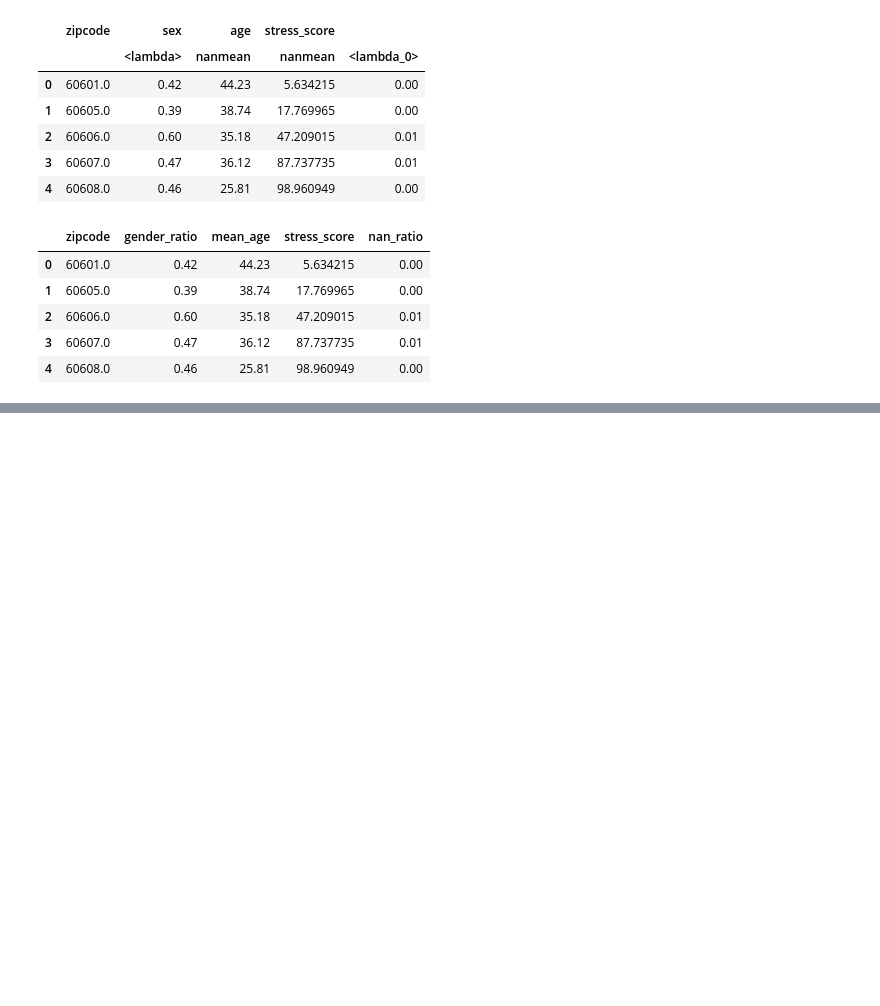
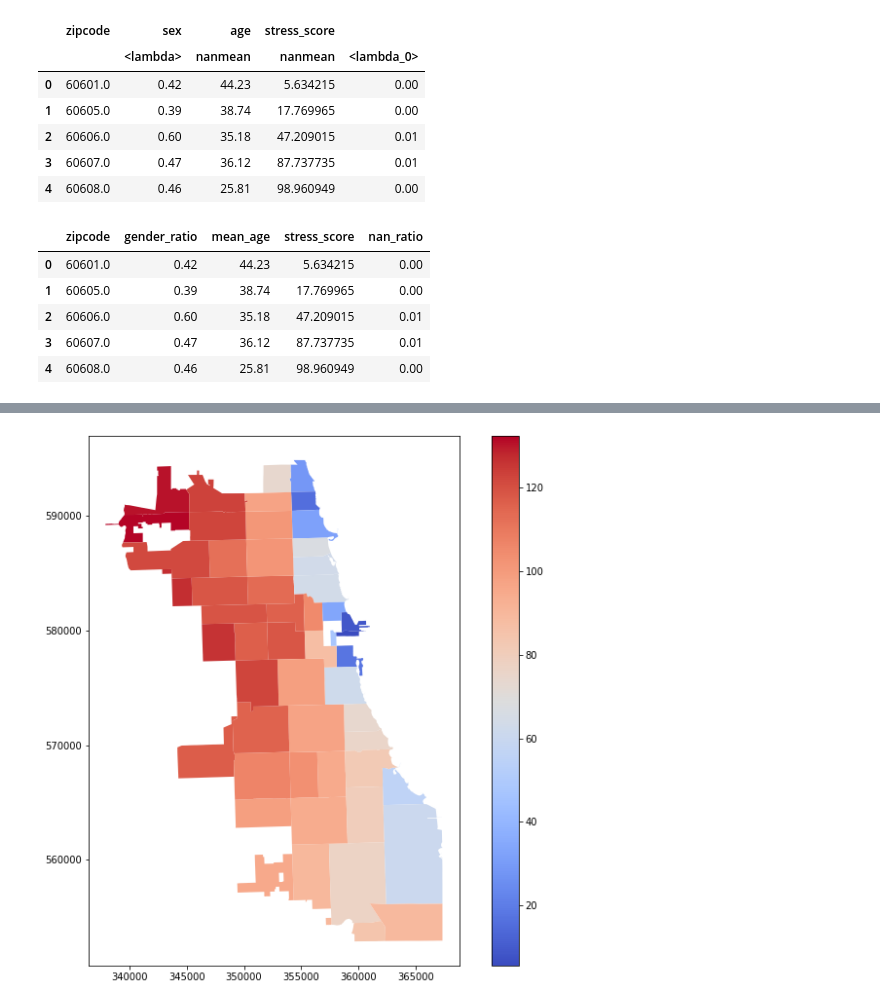
Before and after one commit to kywch/geo-colab, a Jupyter notebook: Generate_Chicago_Traces.ipynb, the cells around one changed output, grey strips where cells are left out. Cells and saved outputs as stored; diff of their text form; code cells hidden in the pictures; blank space fills up the shorter version.

```diff
--- a/Generate_Chicago_Traces.ipynb
+++ b/Generate_Chicago_Traces.ipynb
@@ -454,3 +454,5 @@ agg_by_zip.head()
 | 2 | 60606.0 | 0.60 | 35.18 | 47.209015 | 0.01 |
 | 3 | 60607.0 | 0.47 | 36.12 | 87.737735 | 0.01 |
 | 4 | 60608.0 | 0.46 | 25.81 | 98.960949 | 0.00 |
+# %%
+agg_by_zip['zip'] = agg_by_zip['zipcode'].astype('int').astype('str')
@@ -456,0 +485,3 @@ agg_by_zip.head()
+# %%
+chi_zipcode = gpd.read_file('https://data.cityofchicago.org/api/geospatial/gdcf-axmw?method=export&format=GeoJSON', # zipcode
+                            crs = from_epsg(2163)).to_crs(epsg = 3528)
@@ -456,0 +510,10 @@ agg_by_zip.head()
+# %%
+# merge heat stress with zipcode
+stress_gdf = pd.merge(chi_zipcode, agg_by_zip, how='left', left_on='zip', right_on='zip')
+# %%
+ax = stress_gdf.plot(column='stress_score',
+                     cmap = "coolwarm",
+                     legend = True,
+                     figsize=(12,10))
+# %% [output]
+[figure, added]
```
Also changed, not shown: parts of 6 cells of this notebook.
